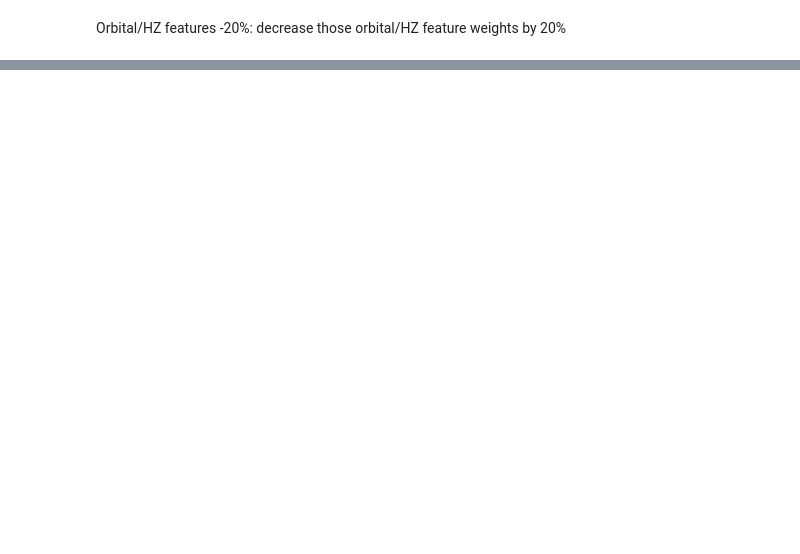
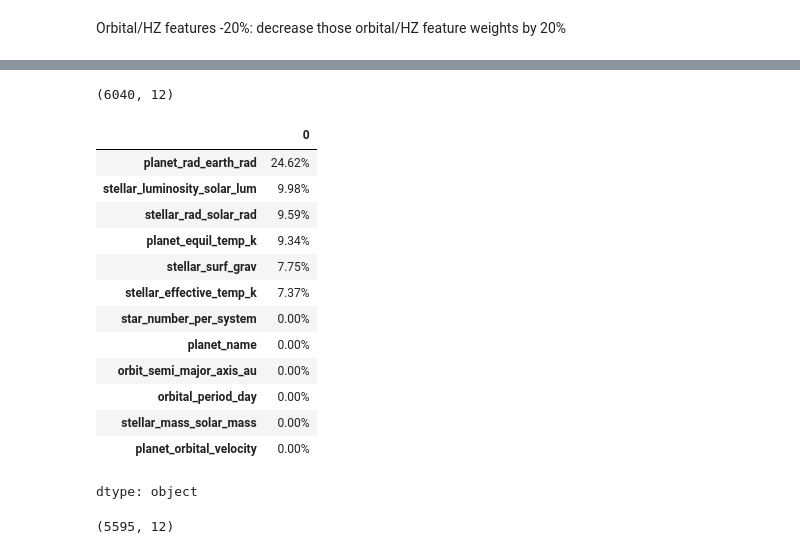
Before and after one commit to Graviton12/DS_Final_Project_SZM, a Jupyter notebook: Journal Paper Experiments/DS_Model_Experiments.ipynb, the cells around one changed output, grey strips where cells are left out. Cells and saved outputs as stored; diff of their text form; code cells hidden in the pictures; blank space fills up the shorter version.

```diff
--- a/Journal Paper Experiments/DS_Model_Experiments.ipynb
+++ b/Journal Paper Experiments/DS_Model_Experiments.ipynb
@@ -2678,0 +2958,3 @@ Orbital/HZ features -20%: decrease those orbital/HZ feature weights by 20%
+# %%
+# removing columns with a missing percentage above 30%
+experiment_4 = experiment_4.drop(columns=['spectral_type', 'planet_mass_earth_mass'])
@@ -2678,0 +3341,26 @@ Orbital/HZ features -20%: decrease those orbital/HZ feature weights by 20%
+# %%
+# Creating stellar luminosity Using the Stefan-Boltzmann Formula
+
+# For Ls = Rs^(2) * Teff_s^(4) where Ls is the stellar luminosity (in terms of sun's luminosity), Rs is the stellar radius (in terms of sun;s radius), and
+# Ts is the stellar effective surface temperature (in terms of sun's effective surface temperature)
+
+# Constants and conversion factors
+# sun's effective surface temperature in Kelvin [K]
+Teff_sun = 5778 #K
+
+# valid calculation if stellar radius and stellar effective temperature is known
+mask_lum = (
+    experiment_4["stellar_rad_solar_rad"].notna() &
+    experiment_4["stellar_effective_temp_k"].notna()
+)
+
+# converting the stellar effective surface temperature in Kelvin to Sun's effective surface temperature in Kelvin
+Teff_s = experiment_4.loc[mask, "stellar_effective_temp_k"] / Teff_sun
+
+experiment_4.loc[mask_lum, "stellar_luminosity_solar_lum"] = (
+    experiment_4.loc[mask_lum, "stellar_rad_solar_rad"]**2 *
+    (experiment_4.loc[mask_lum, "stellar_effective_temp_k"] / Teff_sun)**4
+)
+
+# fill remaining rows with NaN (pandas does this by default)
+experiment_4["stellar_luminosity_solar_lum"] = experiment_4["stellar_luminosity_solar_lum"].astype(float)
@@ -2678,0 +3426,4 @@ Orbital/HZ features -20%: decrease those orbital/HZ feature weights by 20%
+# %%
+# removing rows where orbit_semi_major_axis_au is still missing
+experiment_4 = experiment_4[~experiment_4["orbit_semi_major_axis_au"].isna()]
+experiment_4.shape
@@ -2678,0 +3451,31 @@ Orbital/HZ features -20%: decrease those orbital/HZ feature weights by 20%
+# %%
+# removing rows where stellar_mass_solar_mass is still missing
+experiment_4 = experiment_4[~experiment_4["stellar_mass_solar_mass"].isna()]
+experiment_4.shape
+# %% [output]
+(6040, 12)
+# %%
+# Viewing the percentage of missing value for each column
+missing_percentage = (experiment_4.isnull().sum() / len(experiment_4))
+((missing_percentage * 100).sort_values(ascending=False)).map(lambda x: f"{x:.2f}%")
+# %% [output]
+|  | 0 |
+| planet_rad_earth_rad | 24.62% |
+| stellar_luminosity_solar_lum | 9.98% |
+| stellar_rad_solar_rad | 9.59% |
+| planet_equil_temp_k | 9.34% |
+| stellar_surf_grav | 7.75% |
+| stellar_effective_temp_k | 7.37% |
+| star_number_per_system | 0.00% |
+| planet_name | 0.00% |
+| orbit_semi_major_axis_au | 0.00% |
+| orbital_period_day | 0.00% |
+| stellar_mass_solar_mass | 0.00% |
+| planet_orbital_velocity | 0.00% |
+dtype: object
+# %%
+# removing rows where stellar_effective_temp_k is still missing
+experiment_4 = experiment_4[~experiment_4["stellar_effective_temp_k"].isna()]
+experiment_4.shape
+# %% [output]
+(5595, 12)
```
Also changed, not shown: parts of 186 cells of this notebook, 2 other files.
